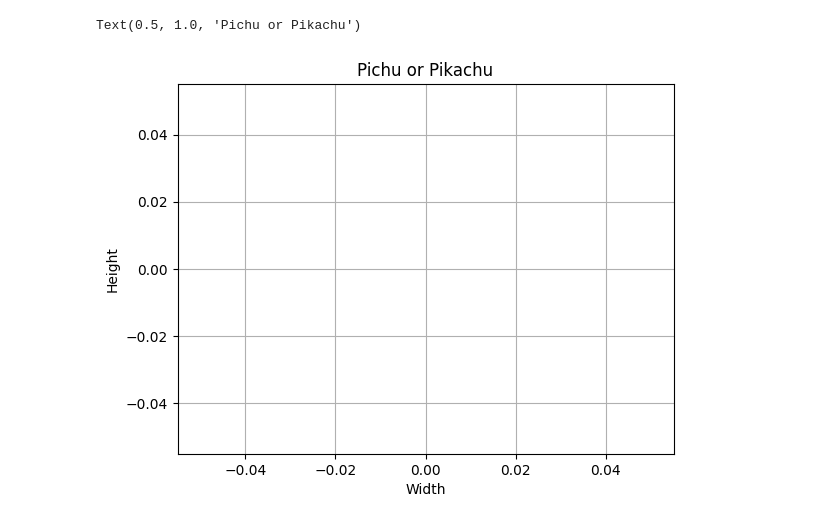
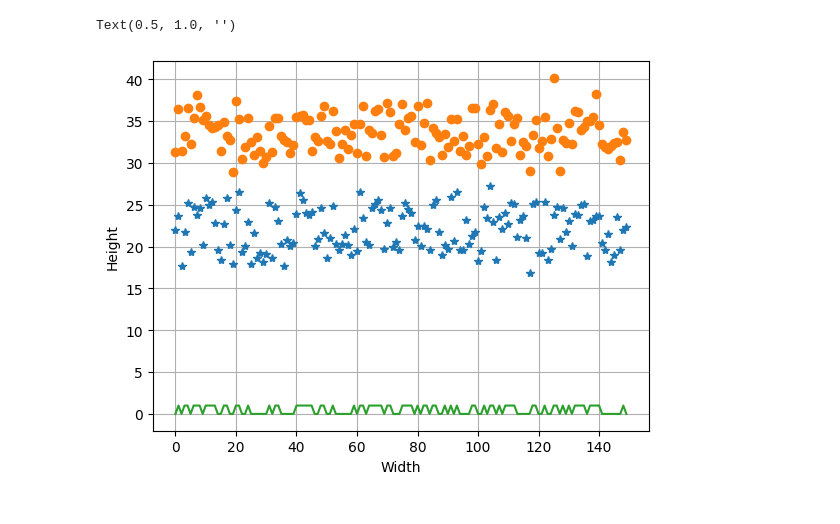
Before and after one commit to eliaselhaddad/Python-Elias-El-Haddad, a Jupyter notebook: Labb/Labb2.ipynb, the cells around one changed output. Cells and saved outputs as stored; diff of their text form; code cells hidden in the pictures.

Commit message:
labb2-data-cleaning-done

```diff
--- a/Labb/Labb2.ipynb
+++ b/Labb/Labb2.ipynb
@@ -1,36 +1,64 @@
 # %%
 import matplotlib.pyplot as plt
-
-list_of_lines = []
 
 with open("datapoints.txt", "r") as f_read:
 
     data = f_read.readlines()
 
-    for line in data:
-        list_of_lines.append(line)
-
     remove_letters = []
     remove_new_line = []
+    split_list = []
 
-    for letters in list_of_lines:
-        clean_data = letters.replace(list_of_lines[0], "")
-        remove_letters.append(clean_data)
+    data = data[1:]
 
-    for new_lines in remove_letters:
+
+    for new_lines in data:
         clean_data = new_lines.replace("\n", "")
         remove_new_line.append(clean_data)
 
+    for i in remove_new_line:
+        clean_data = i.split(",")
+        split_list.append(clean_data)
+    # print(split_list)
+
+    width = []
+    height = []
+    label = []
+    for i in split_list:
+        width.append(float(i[0]))
+        height.append(float(i[1]))
+        label.append(float(i[2]))
+
+    print(width)
+    print(height)
+    print(label)
+
+    # clean_data = [float(data) for data in clean_data]
+    # print(split_list)
+
+    # width = []
+    # for i in split_list:
+    #     width.append(i[0])
+    # print(width)
+    # length = []
+    # for i in clean_data:
+    #     length.append(i[1])
+
+    # label = []
+    # for i in clean_data:
+    #     label.append(i[-1])
 
 
-with open("data_clean.txt", "w") as f_write:
+# with open("data_clean.txt", "w") as f_write:
 
-    for i in remove_new_line:
-        f_write.write(i)
-        f_write.write("\n")
-        print(i)
+#     for i in split_list:
+#         f_write.write(i)
+#         f_write.write("\n")
+#         print(repr(i))
 
-plt.plot()
+plt.plot(width, "*")
+plt.plot(height, "o")
+plt.plot(label)
 plt.grid()
 plt.xlabel("Width")
 plt.ylabel("Height")
@@ -56,2 +70,2 @@ plt.title("")
-Text(0.5, 1.0, 'Pichu or Pikachu')
+Text(0.5, 1.0, '')
-[figure, old version]
+[figure, new version]
```
Also changed, not shown: parts of 1 cell of this notebook, 1 other file.
